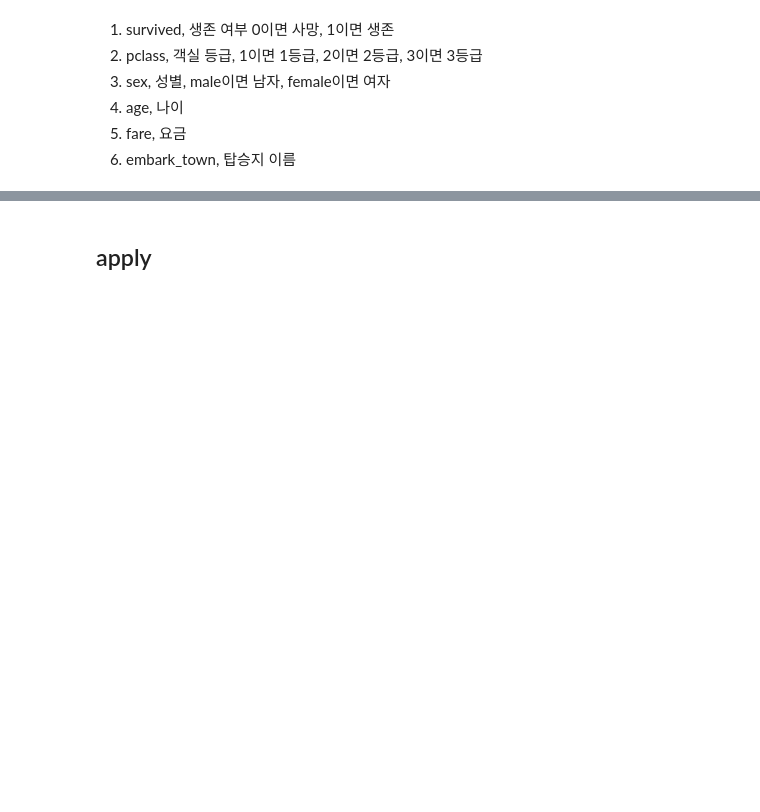
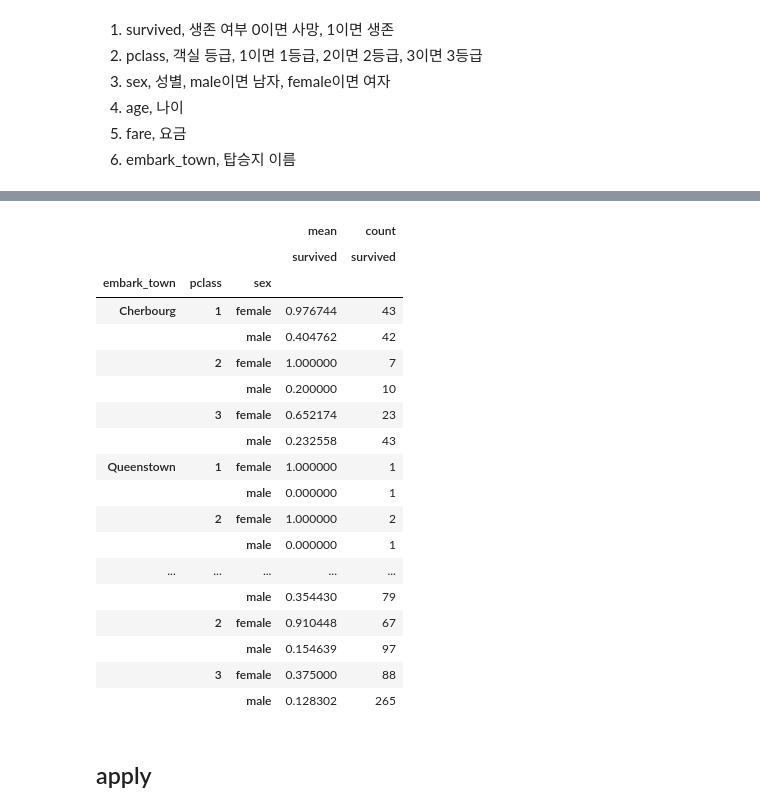
Before and after one commit to Minchae128/Practice_Python, a Jupyter notebook: 10. 11일차(240416)/2. 실습/파이썬 판다스_2일차.ipynb, the cells around one changed output, grey strips where cells are left out. Saved outputs shown, nothing was run; the diff lists cells and outputs as text; code cells hidden in the pictures; blank space fills up the shorter version.

```diff
--- a/10. 11일차(240416)/2. 실습/파이썬 판다스_2일차.ipynb
+++ b/10. 11일차(240416)/2. 실습/파이썬 판다스_2일차.ipynb
@@ -490,6 +601,6 @@ col = ['survived', 'pclass', 'sex', 'age', 'fare', 'embark_town']
 df = df[col]
 
 # 결측치 삭제
-df.dropna(subset='age', inplace=True)
+#df.dropna(subset='age', inplace=True)
 
 df.head()
@@ -503,3 +663,27 @@ df.head()
+# %%
+# 출발지와 클래스에 따른 성별 생존율, 탑승자 수
+
+pd.pivot_table(df, index=['embark_town','pclass', 'sex'], values=['survived'], aggfunc=['mean', 'count'])
+# %% [output]
+|  |  |  | mean | count |
+|  |  |  | survived | survived |
+| embark_town | pclass | sex |  |  |
+| Cherbourg | 1 | female | 0.976744 | 43 |
+|  |  | male | 0.404762 | 42 |
+|  | 2 | female | 1.000000 | 7 |
+|  |  | male | 0.200000 | 10 |
+|  | 3 | female | 0.652174 | 23 |
+|  |  | male | 0.232558 | 43 |
+| Queenstown | 1 | female | 1.000000 | 1 |
+|  |  | male | 0.000000 | 1 |
+|  | 2 | female | 1.000000 | 2 |
+|  |  | male | 0.000000 | 1 |
+| ... | ... | ... | ... | ... |
+|  |  | male | 0.354430 | 79 |
+|  | 2 | female | 0.910448 | 67 |
+|  |  | male | 0.154639 | 97 |
+|  | 3 | female | 0.375000 | 88 |
+|  |  | male | 0.128302 | 265 |
 # %% [markdown]
 ## apply
 # %% [markdown]
```
Also changed, not shown: parts of 16 cells of this notebook.
